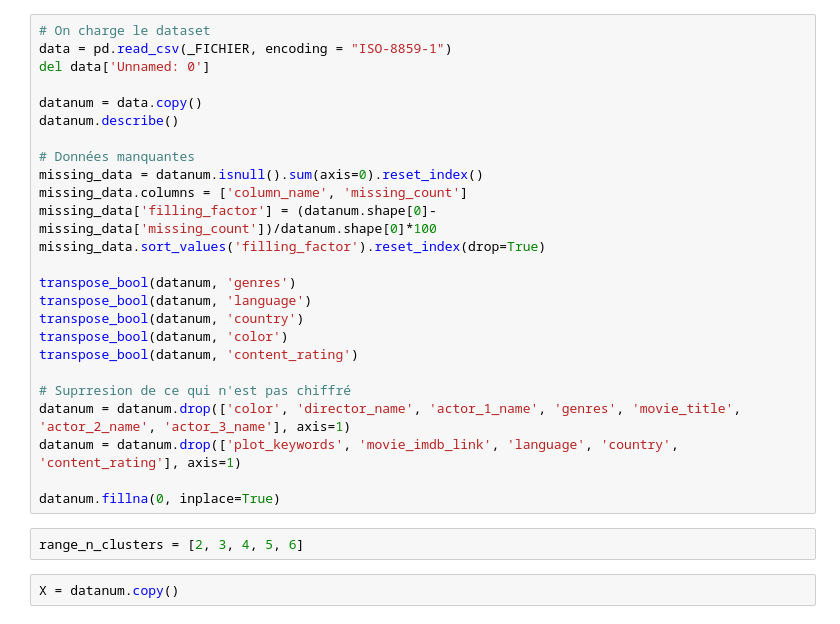
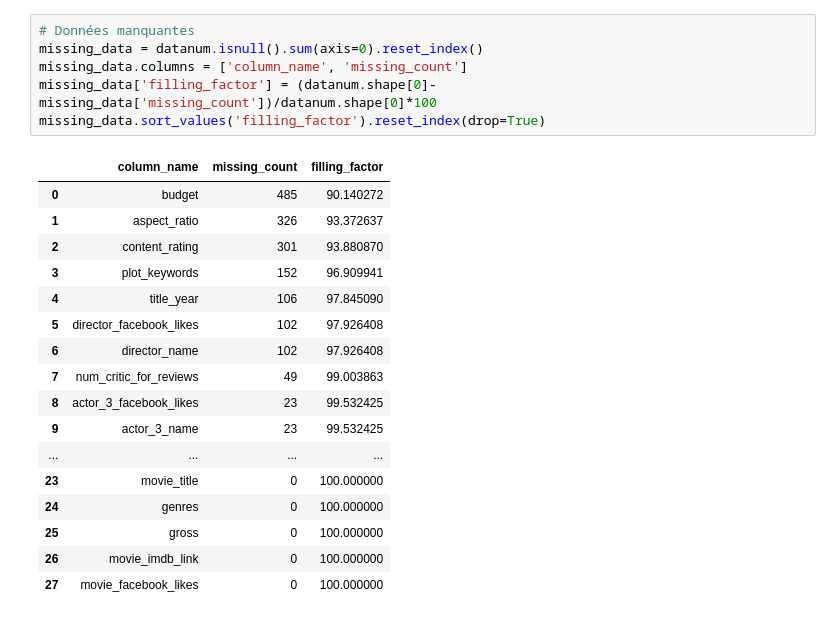
Before and after one commit to pfroide/python, a Jupyter notebook: Projet_3/p3_tests.ipynb, the cells around one changed output. Drawn from its saved outputs; the diff is of its cells as text.

```diff
--- a/Projet_3/p3_tests.ipynb
+++ b/Projet_3/p3_tests.ipynb
@@ -112,29 +341,24 @@ def transpose_bool(data, colon):
 # %%
-# On charge le dataset
-data = pd.read_csv(_FICHIER, encoding = "ISO-8859-1")
-del data['Unnamed: 0']
-
-datanum = data.copy()
-datanum.describe()
-
 # Données manquantes
 missing_data = datanum.isnull().sum(axis=0).reset_index()
 missing_data.columns = ['column_name', 'missing_count']
 missing_data['filling_factor'] = (datanum.shape[0]-missing_data['missing_count'])/datanum.shape[0]*100
 missing_data.sort_values('filling_factor').reset_index(drop=True)
-
-transpose_bool(datanum, 'genres')
-transpose_bool(datanum, 'language')
-transpose_bool(datanum, 'country')
-transpose_bool(datanum, 'color')
-transpose_bool(datanum, 'content_rating')
-
-# Suprresion de ce qui n'est pas chiffré
-datanum = datanum.drop(['color', 'director_name', 'actor_1_name', 'genres', 'movie_title', 'actor_2_name', 'actor_3_name'], axis=1)
-datanum = datanum.drop(['plot_keywords', 'movie_imdb_link', 'language', 'country', 'content_rating'], axis=1)
-
-datanum.fillna(0, inplace=True)
+# %% [output]
+|  | column_name | missing_count | filling_factor |
+| 0 | budget | 485 | 90.140272 |
+| 1 | aspect_ratio | 326 | 93.372637 |
+| 2 | content_rating | 301 | 93.880870 |
+| 3 | plot_keywords | 152 | 96.909941 |
+| 4 | title_year | 106 | 97.845090 |
+| 5 | director_facebook_likes | 102 | 97.926408 |
+| 6 | director_name | 102 | 97.926408 |
+| 7 | num_critic_for_reviews | 49 | 99.003863 |
+| 8 | actor_3_facebook_likes | 23 | 99.532425 |
+| 9 | actor_3_name | 23 | 99.532425 |
+| ... | ... | ... | ... |
+| 23 | movie_title | 0 | 100.000000 |
+| 24 | genres | 0 | 100.000000 |
+| 25 | gross | 0 | 100.000000 |
+| 26 | movie_imdb_link | 0 | 100.000000 |
+| 27 | movie_facebook_likes | 0 | 100.000000 |
-# %%
-range_n_clusters = [2, 3, 4, 5, 6]
-# %%
-X = datanum.copy()
```
Also changed, not shown: parts of 18 cells of this notebook.
